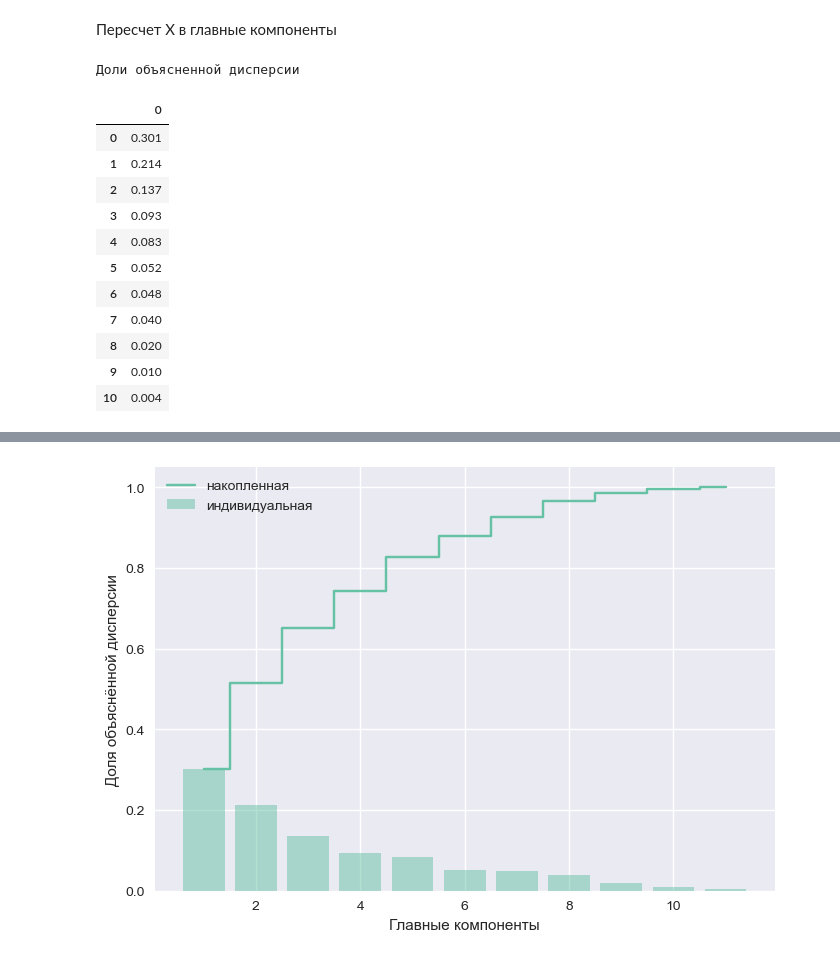
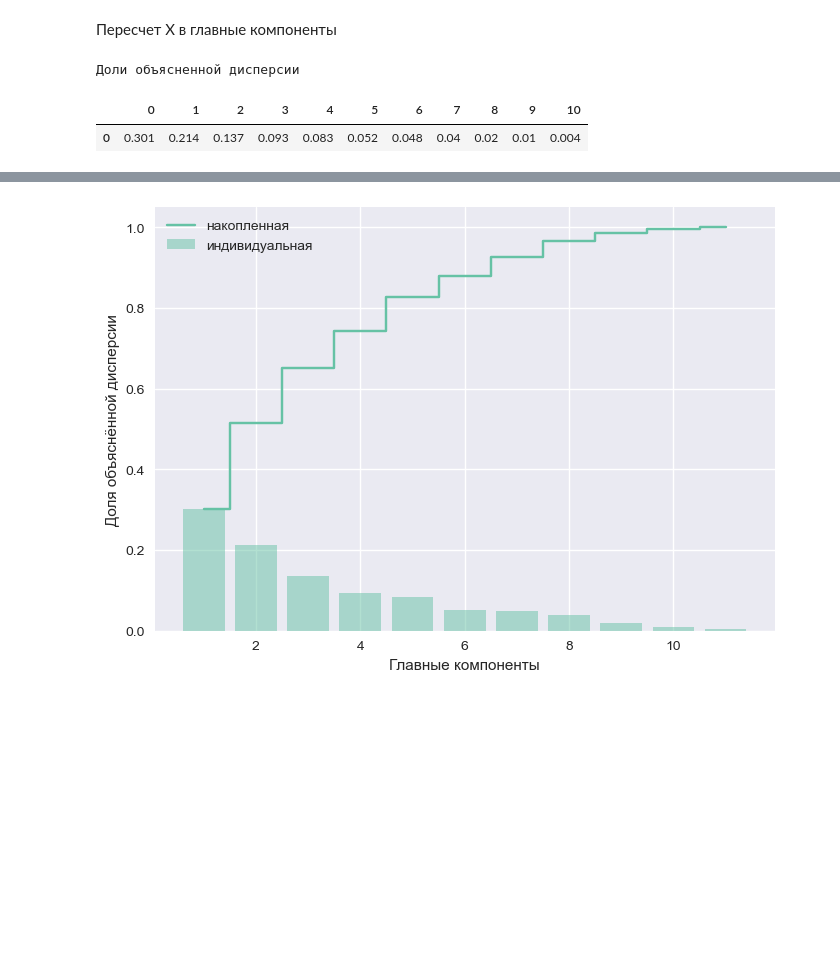
Before and after one commit to tony-pitchblack/GUU-MITMO-2024, a Jupyter notebook: Lab-04/lab_04.ipynb, the cells around one changed output, grey strips where cells are left out. Saved outputs shown, nothing was run; the diff lists cells and outputs as text; code cells hidden in the pictures; blank space fills up the shorter version.

```diff
--- a/Lab-04/lab_04.ipynb
+++ b/Lab-04/lab_04.ipynb
@@ -332,20 +332,10 @@ for i, col in enumerate(X_train_std.T):
 # %%
 pca = PCA()
 X_train_pca = pca.fit_transform(X_train_std)
 frac_var_expl = pca.explained_variance_ratio_
 print('Доли объясненной дисперсии')
-pd.DataFrame(np.round(frac_var_expl, 3))
+pd.DataFrame(np.round(frac_var_expl, 3)).transpose()
 # %% [output]
 Доли объясненной дисперсии
-|  | 0 |
-| 0 | 0.301 |
-| 1 | 0.214 |
-| 2 | 0.137 |
-| 3 | 0.093 |
-| 4 | 0.083 |
-| 5 | 0.052 |
-| 6 | 0.048 |
-| 7 | 0.040 |
-| 8 | 0.020 |
-| 9 | 0.010 |
-| 10 | 0.004 |
+|  | 0 | 1 | 2 | 3 | 4 | 5 | 6 | 7 | 8 | 9 | 10 |
+| 0 | 0.301 | 0.214 | 0.137 | 0.093 | 0.083 | 0.052 | 0.048 | 0.04 | 0.02 | 0.01 | 0.004 |
```
Also changed, not shown: parts of 12 cells of this notebook, 1 other file.
